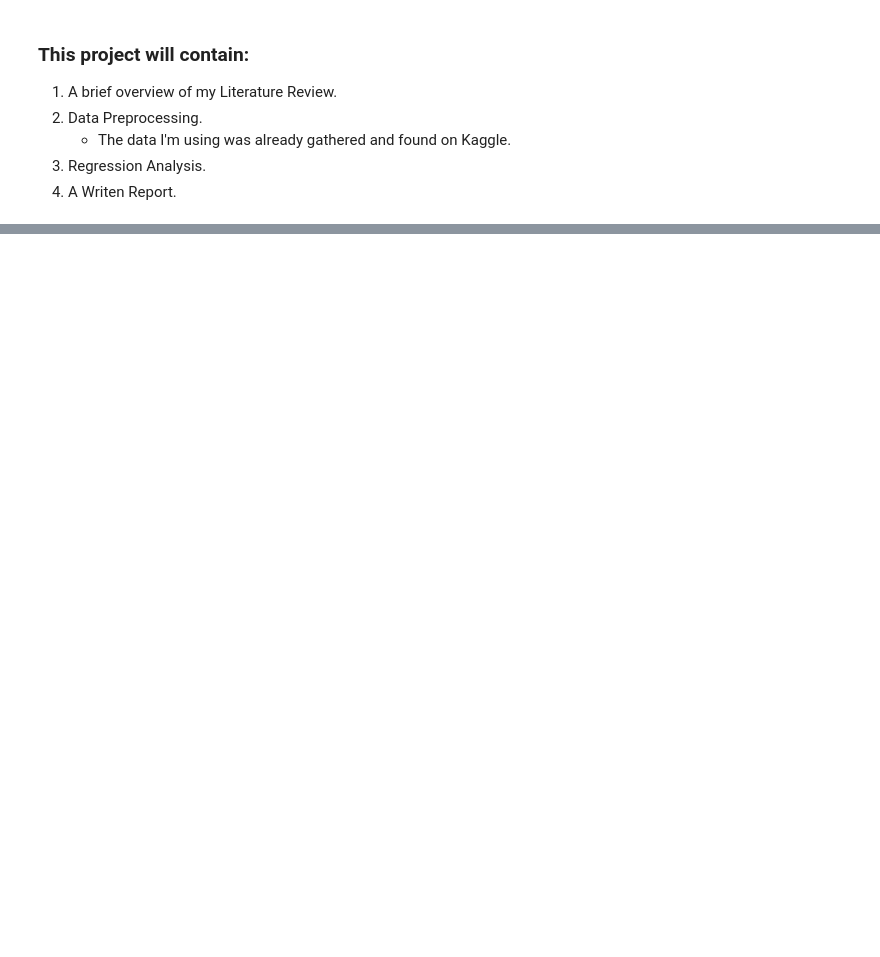
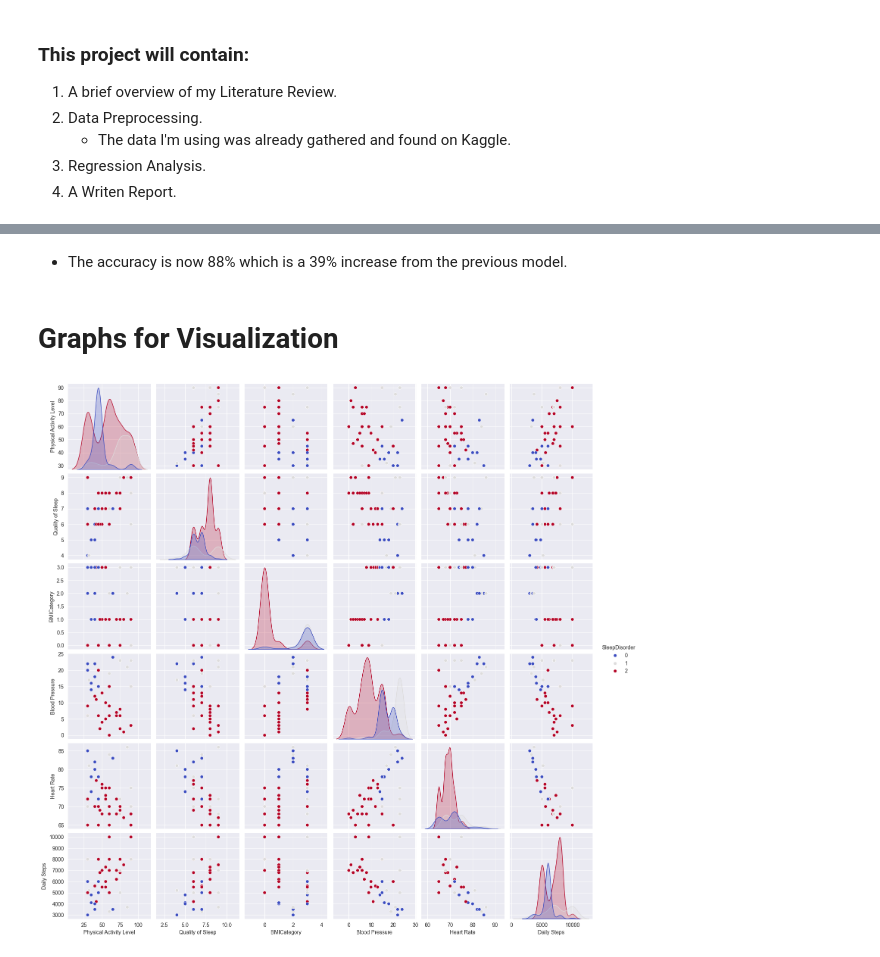
Before and after one commit to owenharvey7/Data-Visualization, a Jupyter notebook: Seminar in CS Course Project/Lifestyle effects on Sleep and Health.ipynb, the cells around one changed output, grey strips where cells are left out. Drawn from its saved outputs; the diff is of its cells as text; code cells hidden in the pictures; blank space fills up the shorter version.

```diff
--- a/Seminar in CS Course Project/Lifestyle effects on Sleep and Health.ipynb
+++ b/Seminar in CS Course Project/Lifestyle effects on Sleep and Health.ipynb
@@ -58,0 +205,9 @@ df.info()
+# %%
+# Based on the research question, we will focus on the correlation between Lifestyle and sleep quality as well as factors such as BMI, Heart Rate, and Stress Levels.
+
+# Create a new DataFrame with the relevant columns
+df_lifestyle = df[['Physical Activity Level', 'Quality of Sleep', 'BMICategory', 'Blood Pressure', 'Heart Rate', 'Daily Steps', 'SleepDisorder']]
+
+
+# Display the first few rows of the new DataFrame
+df_lifestyle.head()
@@ -58,0 +442,10 @@ df.info()
+# %% [markdown]
+- The accuracy is now 88% which is a 39% increase from the previous model.
+# %% [markdown]
+# Graphs for Visualization
+# %%
+# Pairplot to visualize relationships between all variables.
+sns.pairplot(df_lifestyle, hue='SleepDisorder', palette='coolwarm')
+plt.show()
+# %% [output]
+[figure, added]
```
Also changed, not shown: parts of 42 cells of this notebook.
